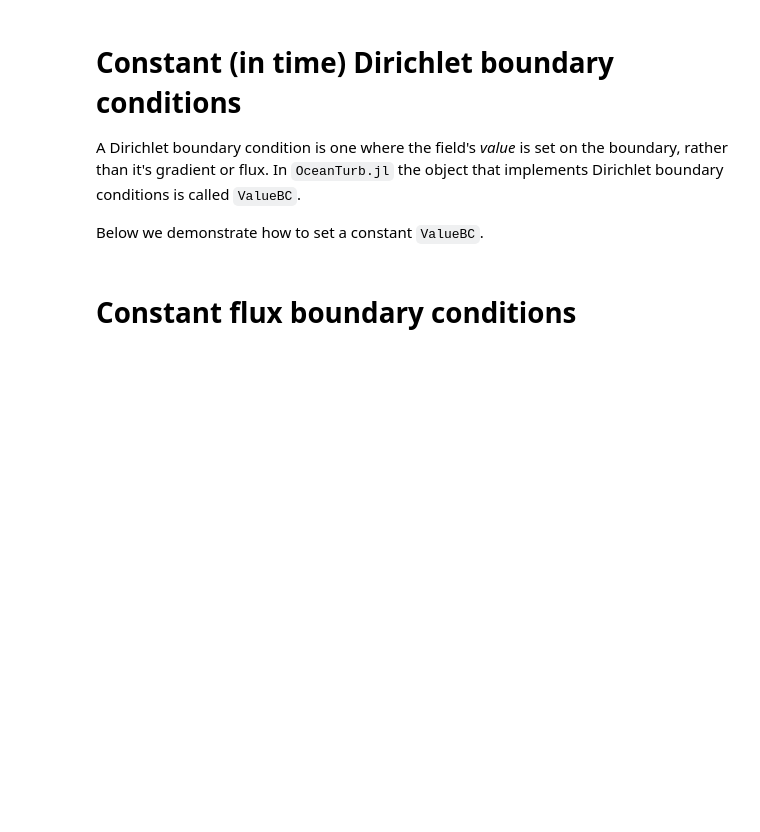
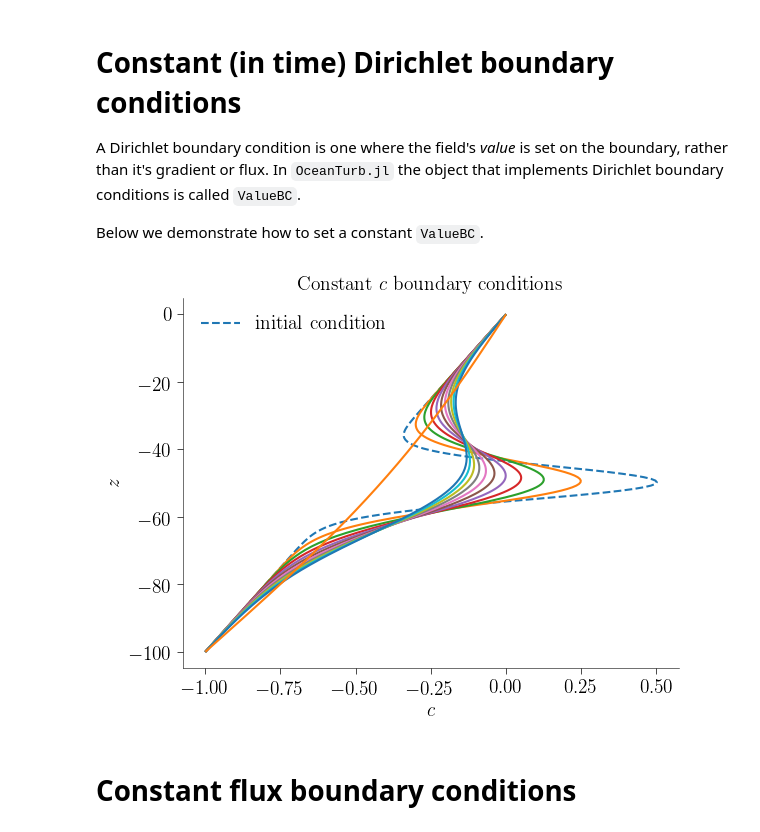
Before and after one commit to glwagner/OceanTurb.jl, a Jupyter notebook: examples/diffusion_example.ipynb, the cells around one changed output. Cells and saved outputs as stored; diff of their text form; code cells hidden in the pictures; blank space fills up the shorter version.

```diff
--- a/examples/diffusion_example.ipynb
+++ b/examples/diffusion_example.ipynb
@@ -59,37 +61,39 @@ Below we demonstrate how to set a constant `ValueBC`.
 # %%
 # Re-initialize the solution
 c0(z) = exp(-(z-z0)^2 / 2dz^2) + z/height(model)
 model.solution.c = c0
 
 # Set constant boundary conditions at top and bottom
-bottom_bc = ValueBoundaryCondition(Bottom, -1.0)
-top_bc = ValueBoundaryCondition(Top, 0.0)
+bottom_bc = ValueBoundaryCondition(-1.0)
+top_bc = ValueBoundaryCondition(0.0)
 
 set_bcs!(model, c=(bottom_bc, top_bc))
 
 # Initialize plotting
 ax, fig = subplots()
 xlabel(L"c")
 ylabel(L"z")
 title("Constant \$c\$ boundary conditions")
 cornerspines()
 
-plot(model.solution.c.data, zdata(model.solution.c), "--", label="initial condition")
+plot(model.solution.c.data, nodes(model.solution.c), "--", label="initial condition")
 
 # Run the model
 dt = 0.01
 nt = 1000
 ni = 10
 
 for i = 1:ni
     iterate!(model, dt, nt)
-    plot(model.solution.c.data, zdata(model.solution.c))
+    plot(model.solution.c.data, nodes(model.solution.c))
 end
 
 iterate!(model, dt, 100nt)
-plot(model.solution.c.data, zdata(model.solution.c))
+plot(model.solution.c.data, nodes(model.solution.c))
 
 legend();
+# %% [output]
+[figure, added]
 # %% [markdown]
 # Constant flux boundary conditions
 # %%
```
Also changed, not shown: parts of 3 cells of this notebook, 6 other files.
